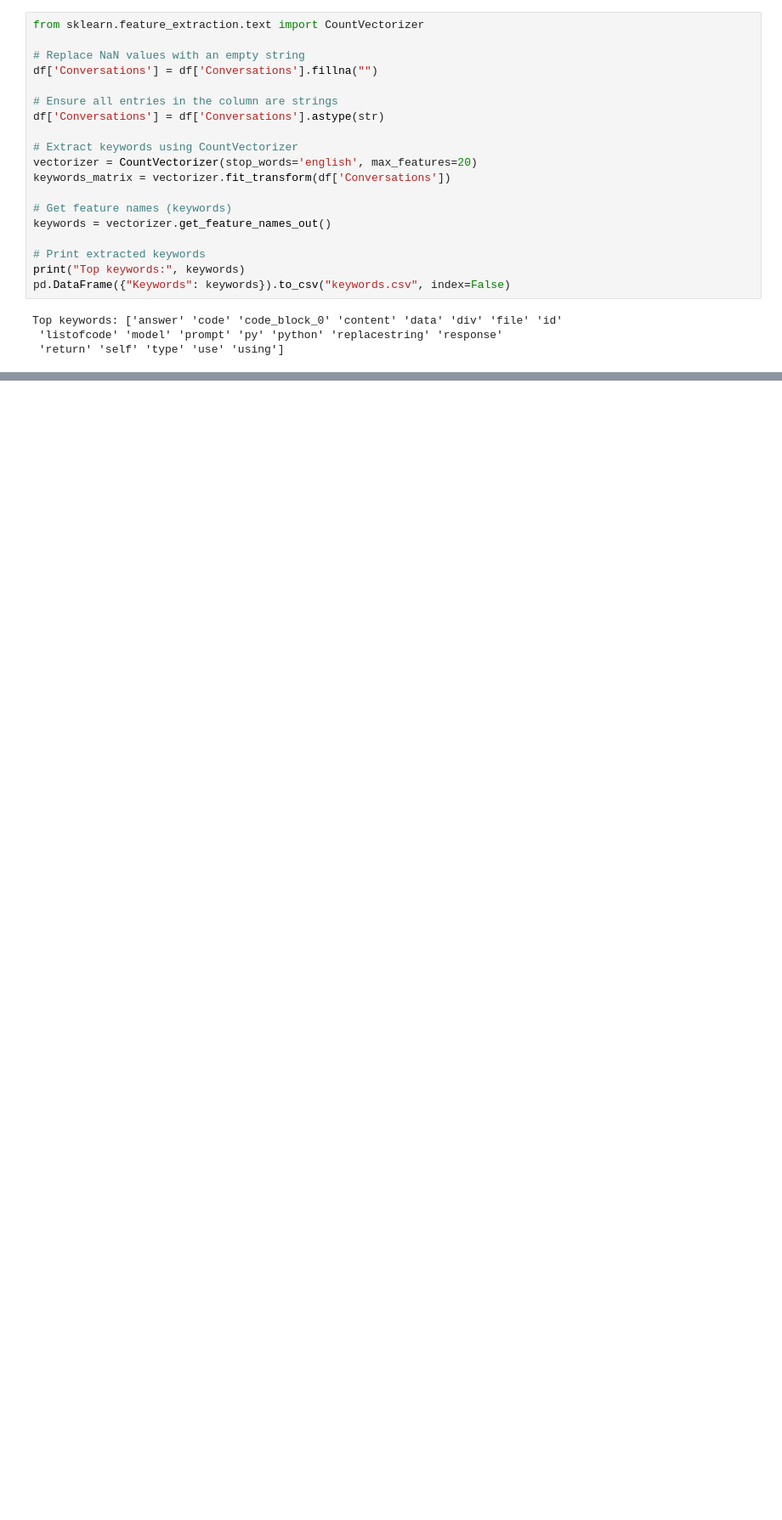
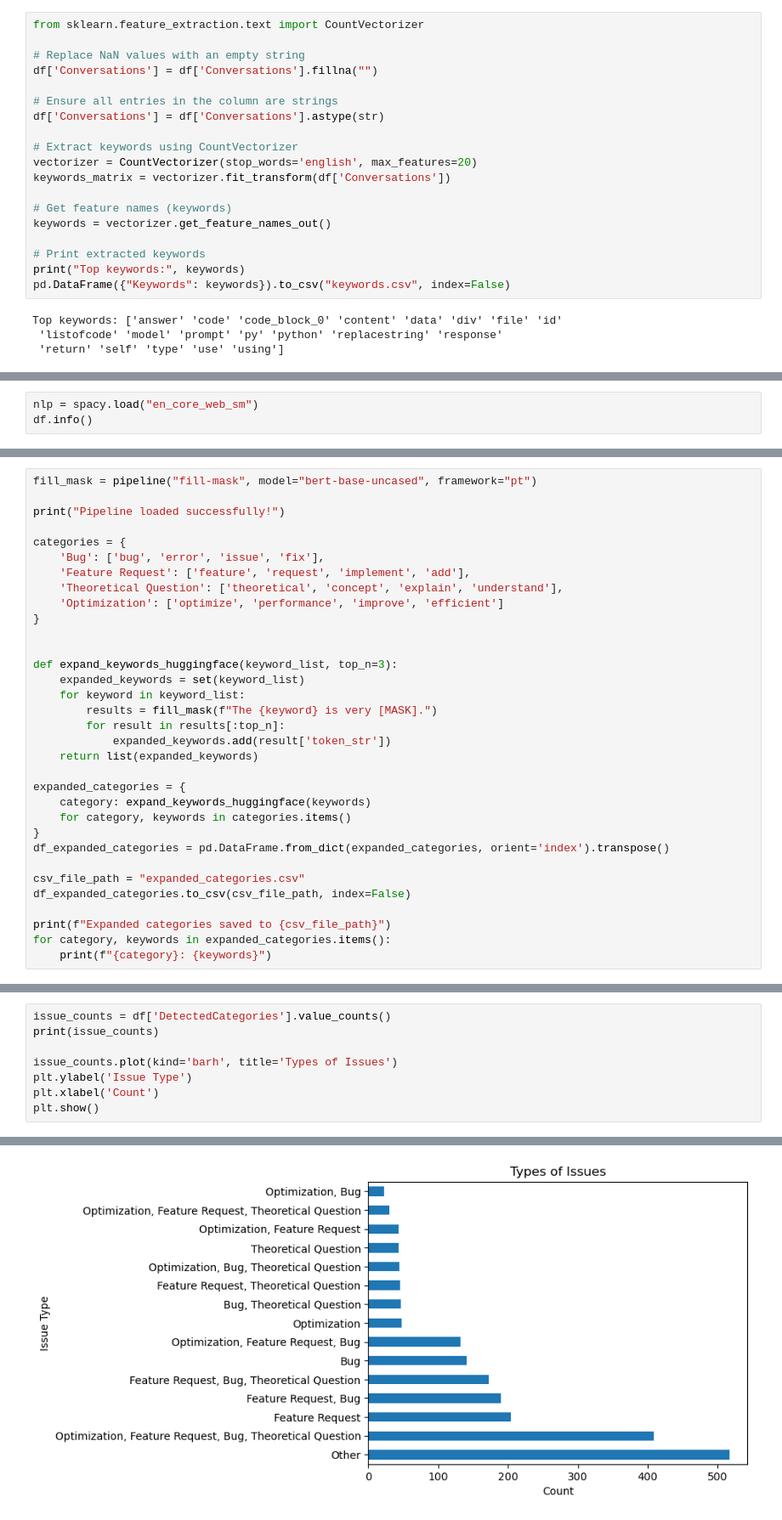
Before and after one commit to JaxineYao/DATA542_Project, a Jupyter notebook: Project1_jieyi.ipynb, the cells around one changed output, grey strips where cells are left out. Shown at 85% size. Drawn from its saved outputs; the diff is of its cells as text; blank space fills up the shorter version.

```diff
--- a/Project1_jieyi.ipynb
+++ b/Project1_jieyi.ipynb
@@ -252,3 +214,6 @@ plt.ylabel('Count')
 plt.show()
 # %% [output]
 [figure]
+# %%
+nlp = spacy.load("en_core_web_sm")
+df.info()
@@ -254,0 +238,33 @@ plt.show()
+# %%
+fill_mask = pipeline("fill-mask", model="bert-base-uncased", framework="pt")
+
+print("Pipeline loaded successfully!")
+
+categories = {
+    'Bug': ['bug', 'error', 'issue', 'fix'],
+    'Feature Request': ['feature', 'request', 'implement', 'add'],
+    'Theoretical Question': ['theoretical', 'concept', 'explain', 'understand'],
+    'Optimization': ['optimize', 'performance', 'improve', 'efficient']
+}
+
+
+def expand_keywords_huggingface(keyword_list, top_n=3):
+    expanded_keywords = set(keyword_list)
+    for keyword in keyword_list:
+        results = fill_mask(f"The {keyword} is very [MASK].")
+        for result in results[:top_n]:
+            expanded_keywords.add(result['token_str'])
+    return list(expanded_keywords)
+
+expanded_categories = {
+    category: expand_keywords_huggingface(keywords)
+    for category, keywords in categories.items()
+}
+df_expanded_categories = pd.DataFrame.from_dict(expanded_categories, orient='index').transpose()
+
+csv_file_path = "expanded_categories.csv"
+df_expanded_categories.to_csv(csv_file_path, index=False)
+
+print(f"Expanded categories saved to {csv_file_path}")
+for category, keywords in expanded_categories.items():
+    print(f"{category}: {keywords}")
@@ -254,0 +365,9 @@ plt.show()
+# %%
+issue_counts = df['DetectedCategories'].value_counts()
+print(issue_counts)
+
+issue_counts.plot(kind='barh', title='Types of Issues')
+plt.ylabel('Issue Type')
+plt.xlabel('Count')
+plt.show()
+# %% [output]
@@ -254,0 +391 @@ plt.show()
+[figure, added]
```
Also changed, not shown: parts of 16 cells of this notebook, 1 other file.
